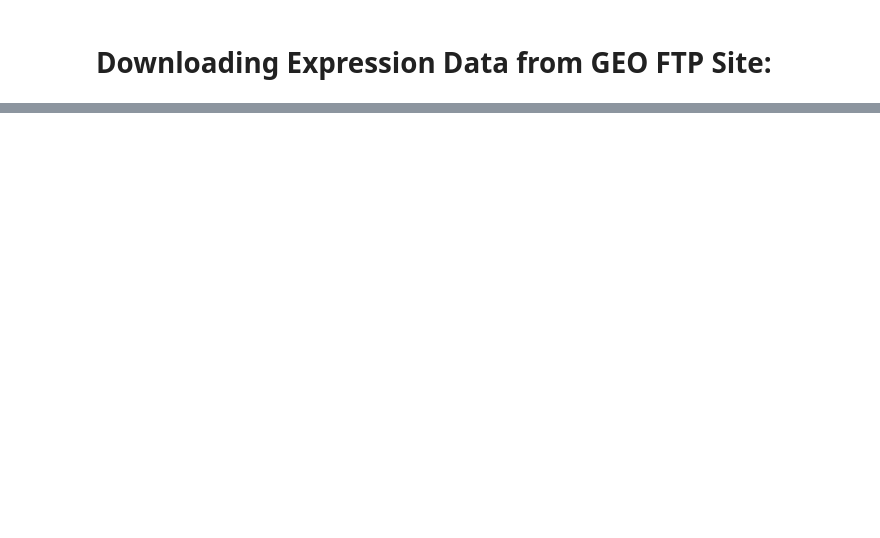
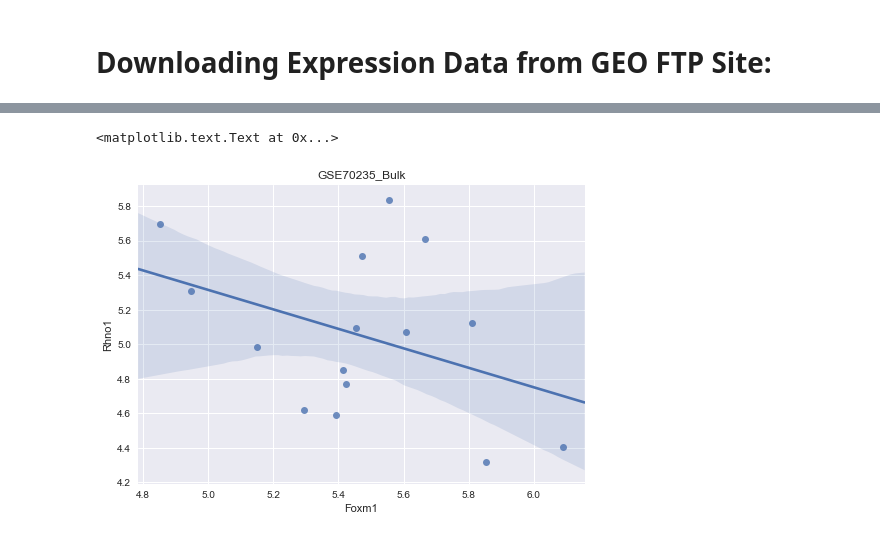
Before and after one commit to malbahrani/scRNAseq_project, a Jupyter notebook: geo_series_expression_dataset.ipynb, the cells around one changed output, grey strips where cells are left out. Cells and saved outputs as stored; diff of their text form; code cells hidden in the pictures; blank space fills up the shorter version.

```diff
--- a/geo_series_expression_dataset.ipynb
+++ b/geo_series_expression_dataset.ipynb
@@ -40,0 +52,15 @@ df.loc[df['UID'].isin(['Foxm1','Rhno1'])]
+# %%
+def set_variables(data_frame):
+    x,y = data_frame['Foxm1'], data_frame['Rhno1']
+    return x,y
+# %%
+df_bulk = mainpulate(df_bulk)
+df_cmp = mainpulate(df_cmp)
+df_gg1 = mainpulate(df_gg1)
+df_gfi1_null = mainpulate(df_gfi1_null)
+df_gmp = mainpulate(df_gmp)
+df_ig2 = mainpulate(df_ig2)
+df_irf8_null = mainpulate(df_irf8_null)
+df_lk = mainpulate(df_lk)
+df_lsk = mainpulate(df_lsk)
+df_gfi1_irf8_nulls = mainpulate(df_gfi1_irf8_nulls)
@@ -40,0 +125,5 @@ df.loc[df['UID'].isin(['Foxm1','Rhno1'])]
+# %%
+sns.regplot(x=df_bulk['Foxm1'], y=df_bulk['Rhno1']).set_title('GSE70235_Bulk')
+# %% [output]
+<matplotlib.text.Text at 0x...>
+[figure, added]
```
Also changed, not shown: parts of 27 cells of this notebook.
